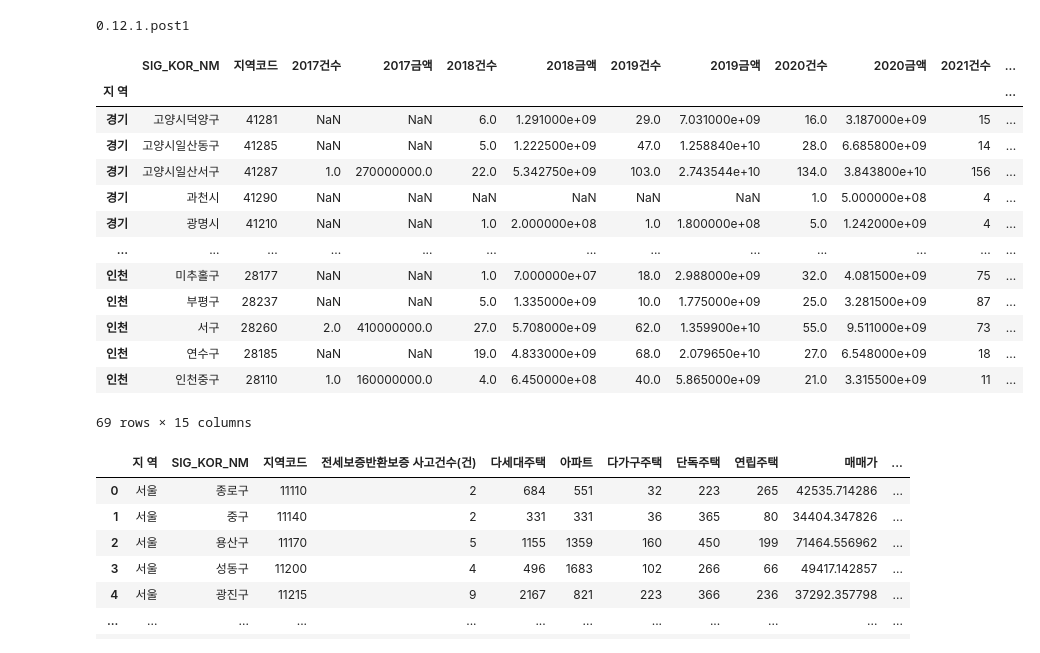
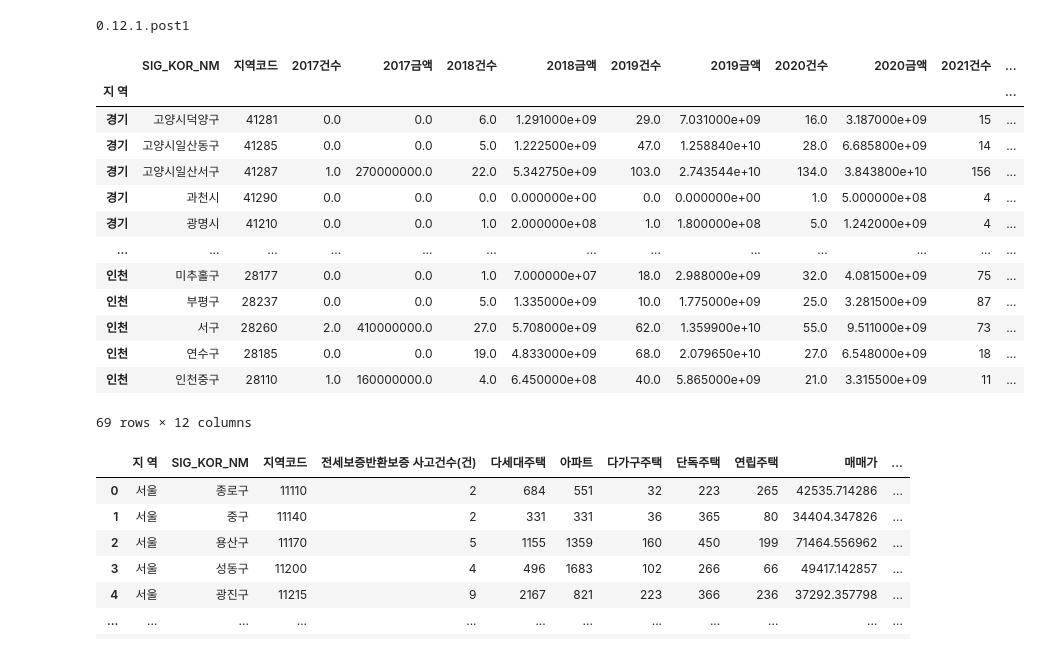
Before and after one commit to Minah-Seong/Project_Can, a Jupyter notebook: 지도 시각화_2021사고건수,금액.ipynb, the cells around one changed output. Saved outputs shown, nothing was run; the diff lists cells and outputs as text; code cells hidden in the pictures.

```diff
--- a/지도 시각화_2021사고건수,금액.ipynb
+++ b/지도 시각화_2021사고건수,금액.ipynb
@@ -20,22 +20,24 @@ except:
 # %%
 df = pd.read_excel("data/전세보증금반환보증 지도코드 및 연도 정리_강서구 제외.xlsx",index_col=0)
 df["지역코드"]=df["지역코드"].astype(str)
-df
+df = df[['SIG_KOR_NM','지역코드','2017건수','2017금액','2018건수','2018금액','2019건수','2019금액','2020건수','2020금액','2021건수','2021금액']]
+df.fillna(0, inplace=True)
+display(df)
 # %% [output]
 |  | SIG_KOR_NM | 지역코드 | 2017건수 | 2017금액 | 2018건수 | 2018금액 | 2019건수 | 2019금액 | 2020건수 | 2020금액 | 2021건수 | ... |
 | 지 역 |  |  |  |  |  |  |  |  |  |  |  | ... |
-| 경기 | 고양시덕양구 | 41281 | NaN | NaN | 6.0 | 1.291000e+09 | 29.0 | 7.031000e+09 | 16.0 | 3.187000e+09 | 15 | ... |
-| 경기 | 고양시일산동구 | 41285 | NaN | NaN | 5.0 | 1.222500e+09 | 47.0 | 1.258840e+10 | 28.0 | 6.685800e+09 | 14 | ... |
+| 경기 | 고양시덕양구 | 41281 | 0.0 | 0.0 | 6.0 | 1.291000e+09 | 29.0 | 7.031000e+09 | 16.0 | 3.187000e+09 | 15 | ... |
+| 경기 | 고양시일산동구 | 41285 | 0.0 | 0.0 | 5.0 | 1.222500e+09 | 47.0 | 1.258840e+10 | 28.0 | 6.685800e+09 | 14 | ... |
 | 경기 | 고양시일산서구 | 41287 | 1.0 | 270000000.0 | 22.0 | 5.342750e+09 | 103.0 | 2.743544e+10 | 134.0 | 3.843800e+10 | 156 | ... |
-| 경기 | 과천시 | 41290 | NaN | NaN | NaN | NaN | NaN | NaN | 1.0 | 5.000000e+08 | 4 | ... |
-| 경기 | 광명시 | 41210 | NaN | NaN | 1.0 | 2.000000e+08 | 1.0 | 1.800000e+08 | 5.0 | 1.242000e+09 | 4 | ... |
+| 경기 | 과천시 | 41290 | 0.0 | 0.0 | 0.0 | 0.000000e+00 | 0.0 | 0.000000e+00 | 1.0 | 5.000000e+08 | 4 | ... |
+| 경기 | 광명시 | 41210 | 0.0 | 0.0 | 1.0 | 2.000000e+08 | 1.0 | 1.800000e+08 | 5.0 | 1.242000e+09 | 4 | ... |
 | ... | ... | ... | ... | ... | ... | ... | ... | ... | ... | ... | ... | ... |
-| 인천 | 미추홀구 | 28177 | NaN | NaN | 1.0 | 7.000000e+07 | 18.0 | 2.988000e+09 | 32.0 | 4.081500e+09 | 75 | ... |
-| 인천 | 부평구 | 28237 | NaN | NaN | 5.0 | 1.335000e+09 | 10.0 | 1.775000e+09 | 25.0 | 3.281500e+09 | 87 | ... |
+| 인천 | 미추홀구 | 28177 | 0.0 | 0.0 | 1.0 | 7.000000e+07 | 18.0 | 2.988000e+09 | 32.0 | 4.081500e+09 | 75 | ... |
+| 인천 | 부평구 | 28237 | 0.0 | 0.0 | 5.0 | 1.335000e+09 | 10.0 | 1.775000e+09 | 25.0 | 3.281500e+09 | 87 | ... |
 | 인천 | 서구 | 28260 | 2.0 | 410000000.0 | 27.0 | 5.708000e+09 | 62.0 | 1.359900e+10 | 55.0 | 9.511000e+09 | 73 | ... |
-| 인천 | 연수구 | 28185 | NaN | NaN | 19.0 | 4.833000e+09 | 68.0 | 2.079650e+10 | 27.0 | 6.548000e+09 | 18 | ... |
+| 인천 | 연수구 | 28185 | 0.0 | 0.0 | 19.0 | 4.833000e+09 | 68.0 | 2.079650e+10 | 27.0 | 6.548000e+09 | 18 | ... |
 | 인천 | 인천중구 | 28110 | 1.0 | 160000000.0 | 4.0 | 6.450000e+08 | 40.0 | 5.865000e+09 | 21.0 | 3.315500e+09 | 11 | ... |
-69 rows × 15 columns
+69 rows × 12 columns
 # %%
 state_geo = 'data/전국_군집분석용.json'
 state_geo2 = json.load(open(state_geo, encoding ="utf-8"))
```
Also changed, not shown: 18 other files.
